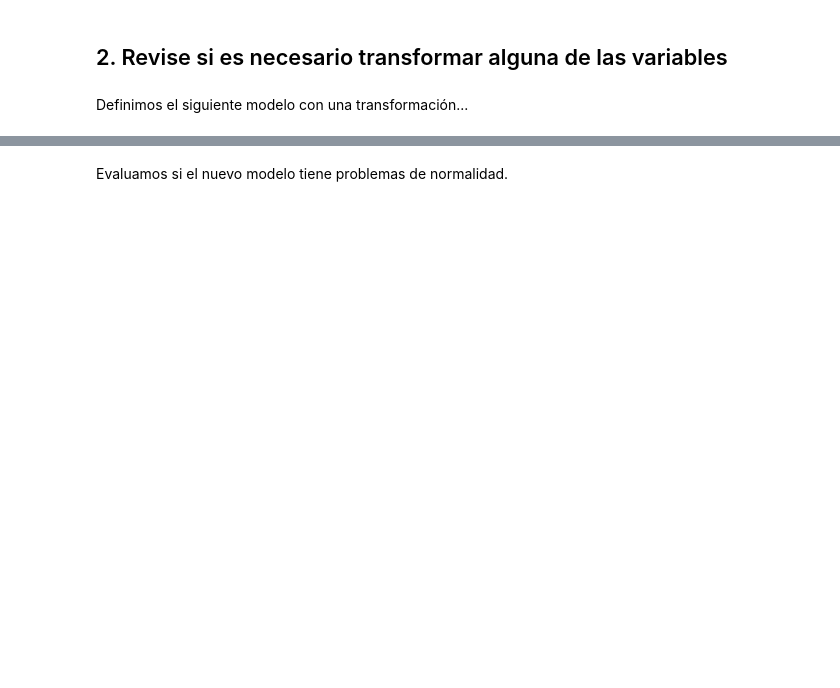
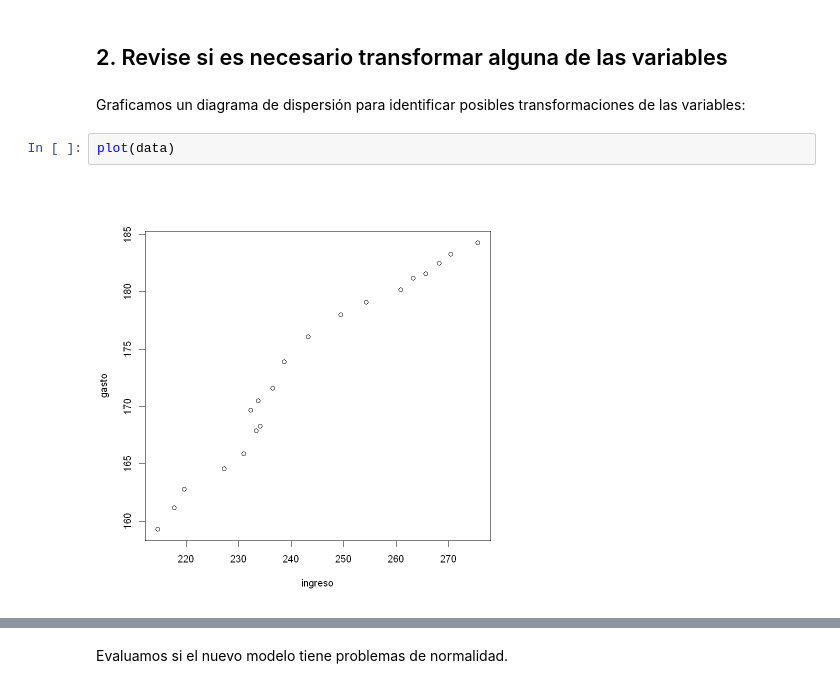
Before and after one commit to MantiMantilla/MEL-2022-2, a Jupyter notebook: Talleres/Taller 4 - Clase 21/Taller clase 21.ipynb, the cells around one changed output, grey strips where cells are left out. Cells and saved outputs as stored; diff of their text form; blank space fills up the shorter version.

```diff
--- a/Talleres/Taller 4 - Clase 21/Taller clase 21.ipynb
+++ b/Talleres/Taller 4 - Clase 21/Taller clase 21.ipynb
@@ -51,4 +69,8 @@ Concluimos, con un $\alpha = 0.05$, que ...
 # %% [markdown]
 ## 2. Revise si es necesario transformar alguna de las variables
-# %% [markdown]
-Definimos el siguiente modelo con una transformación...
+# %% [markdown]
+Graficamos un diagrama de dispersión para identificar posibles transformaciones de las variables:
+# %%
+plot(data)
+# %% [output]
+[figure, added]
```
Also changed, not shown: parts of 29 cells of this notebook.
